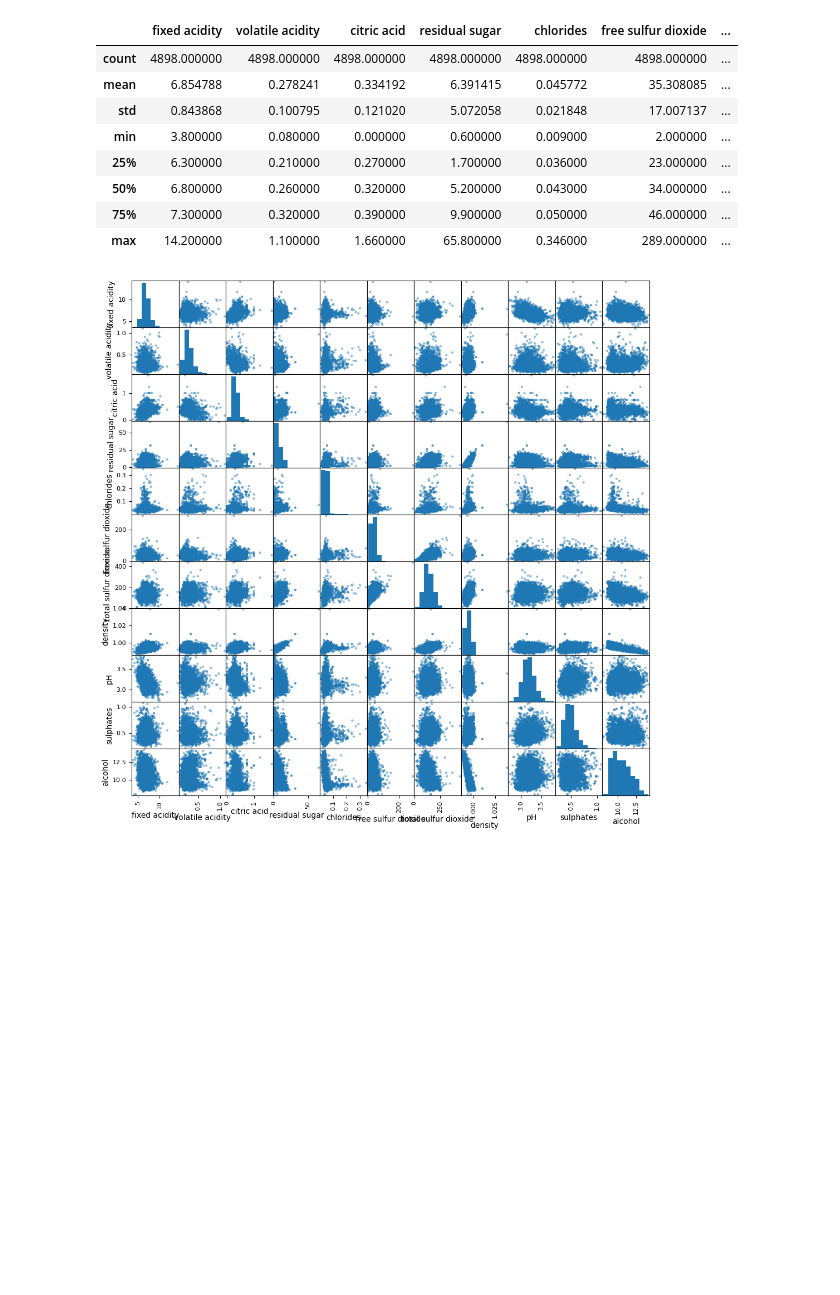
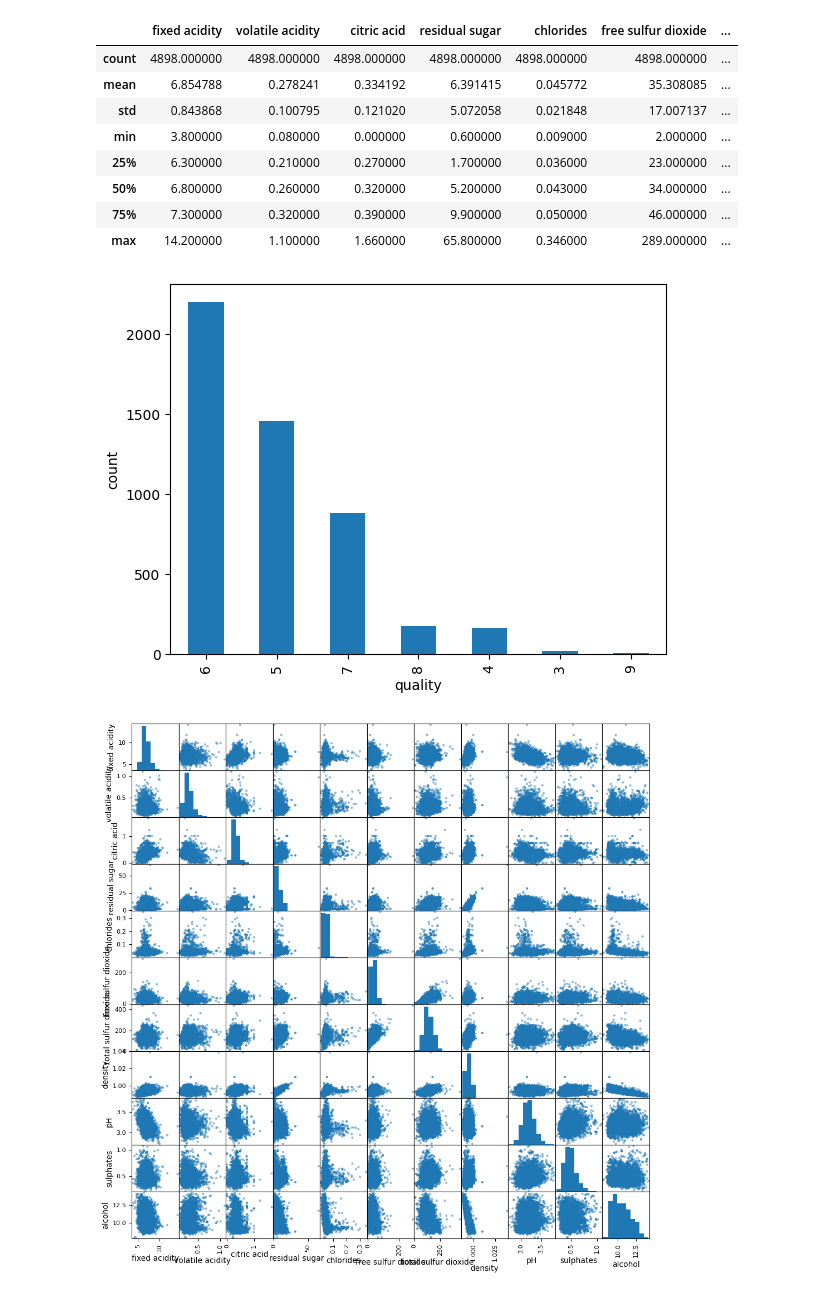
Before and after one commit to apwood-physics/HPEDSI-Courses, a Jupyter notebook: 311_intro_to_ML/HW2/311_wood_anthony_2.ipynb, the cells around one changed output. Cells and saved outputs as stored; diff of their text form; code cells hidden in the pictures; blank space fills up the shorter version.

```diff
--- a/311_intro_to_ML/HW2/311_wood_anthony_2.ipynb
+++ b/311_intro_to_ML/HW2/311_wood_anthony_2.ipynb
@@ -77,6 +91,13 @@ winequality_data.describe()
 # %%
 y = winequality_data["quality"]
 X = winequality_data.loc[:, winequality_data.columns != "quality"]
+# %%
+y.value_counts().plot(kind="bar")
+plt.xlabel("quality")
+plt.ylabel("count")
+plt.show()
+# %% [output]
+[figure, added]
 # %%
 pd.plotting.scatter_matrix(X, figsize=(12, 12))
 plt.show()
```
Also changed, not shown: parts of 17 cells of this notebook, 4 other files.
